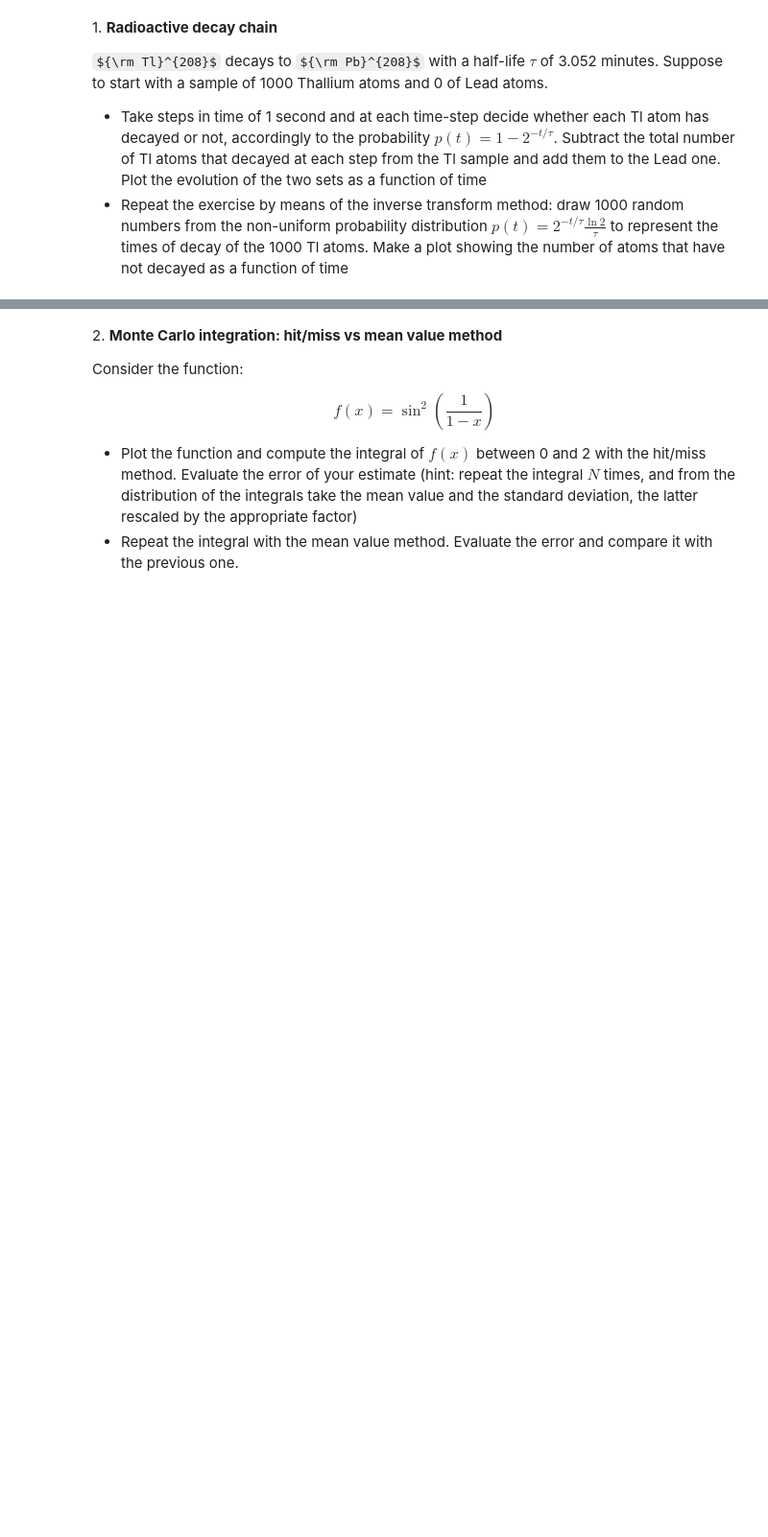
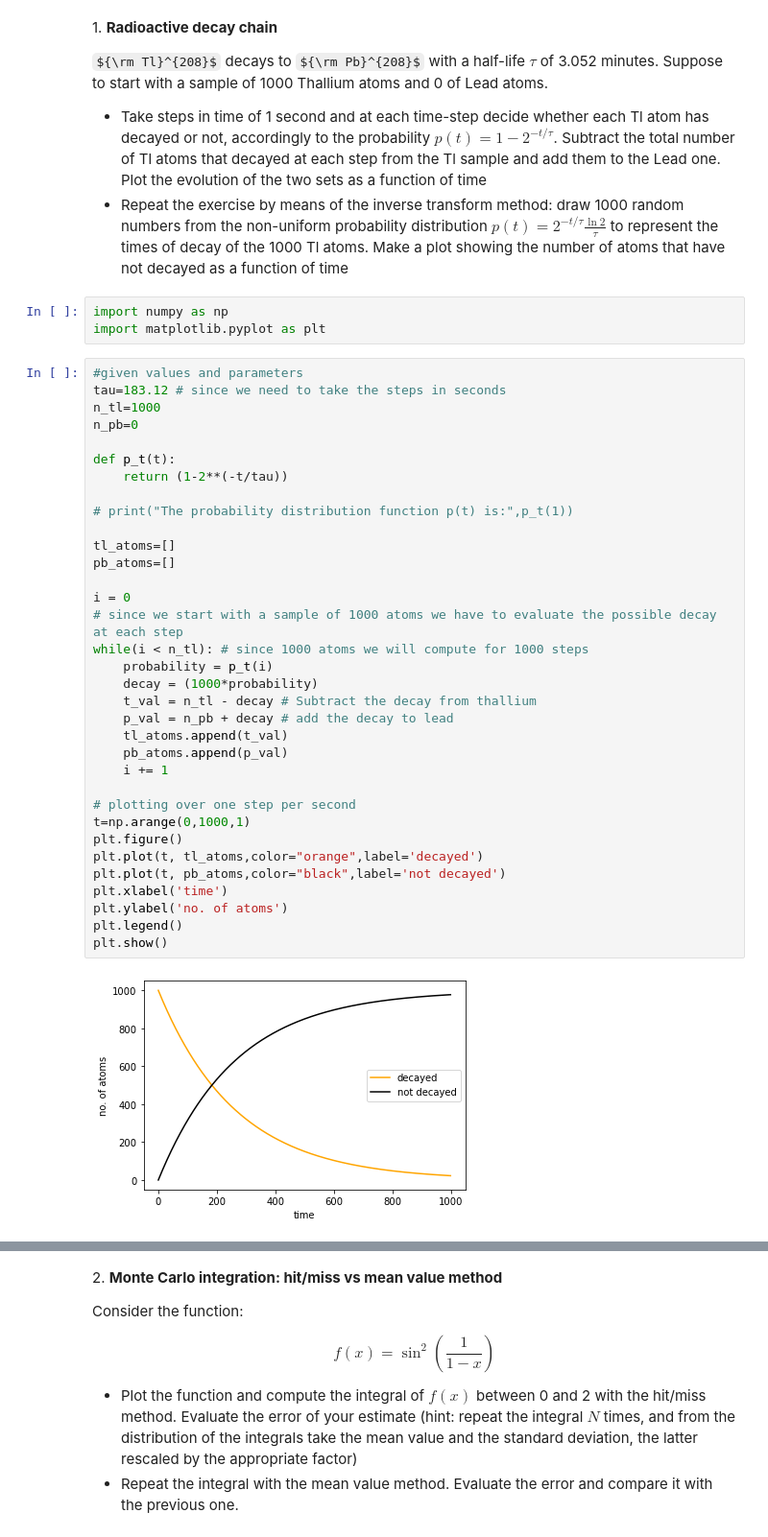
Before and after one commit to shalinimada/ScientificComputingWithPython2022, a Jupyter notebook: 11ex_montecarlo.ipynb, the cells around one changed output, grey strips where cells are left out. Shown: that part at 96% size. Saved outputs shown, nothing was run; the diff lists cells and outputs as text; some formulas as TeX source; blank space fills up the shorter version.

```diff
--- a/11ex_montecarlo.ipynb
+++ b/11ex_montecarlo.ipynb
@@ -5,3 +5,42 @@ ${\rm Tl}^{208}$ decays to ${\rm Pb}^{208}$ with a half-life $\tau$ of 3.052 min
 
 * Take steps in time of 1 second and at each time-step decide whether each Tl atom has decayed or not, accordingly to the probability $p(t)=1-2^{-t/\tau}$. Subtract the total number of Tl atoms that decayed at each step from the Tl sample and add them to the Lead one. Plot the evolution of the two sets as a function of time
 * Repeat the exercise by means of the inverse transform method: draw 1000 random numbers from the non-uniform probability distribution $p(t)=2^{-t/\tau}\frac{\ln 2}{\tau}$ to represent the times of decay of the 1000 Tl atoms. Make a plot showing the number of atoms that have not decayed as a function of time
+# %%
+import numpy as np
+import matplotlib.pyplot as plt
+# %%
+#given values and parameters
+tau=183.12 # since we need to take the steps in seconds
+n_tl=1000
+n_pb=0
+
+def p_t(t):
+    return (1-2**(-t/tau))
+
+# print("The probability distribution function p(t) is:",p_t(1))
+
+tl_atoms=[]
+pb_atoms=[]
+
+i = 0
+# since we start with a sample of 1000 atoms we have to evaluate the possible decay at each step
+while(i < n_tl): # since 1000 atoms we will compute for 1000 steps
+    probability = p_t(i)
+    decay = (1000*probability)
+    t_val = n_tl - decay # Subtract the decay from thallium
+    p_val = n_pb + decay # add the decay to lead
+    tl_atoms.append(t_val)
+    pb_atoms.append(p_val)
+    i += 1
+
+# plotting over one step per second
+t=np.arange(0,1000,1)
+plt.figure()
+plt.plot(t, tl_atoms,color="orange",label='decayed')
+plt.plot(t, pb_atoms,color="black",label='not decayed')
+plt.xlabel('time')
+plt.ylabel('no. of atoms')
+plt.legend()
+plt.show()
+# %% [output]
+[figure, added]
```
Also changed, not shown: parts of 6 cells of this notebook.
